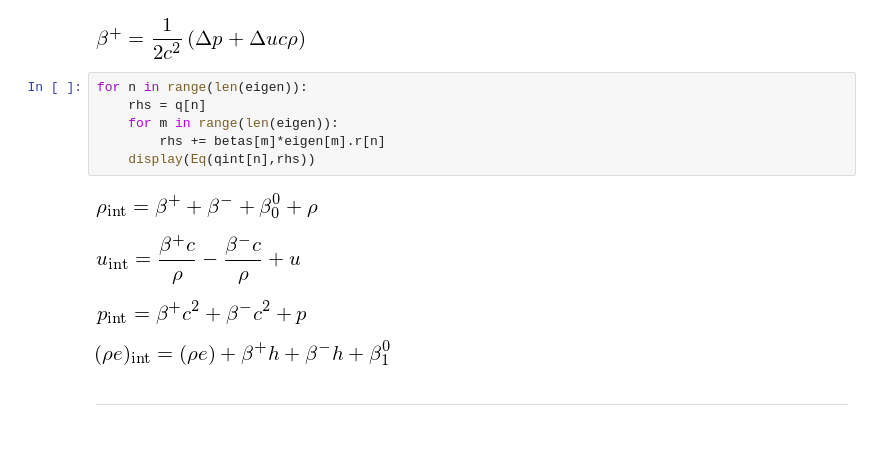
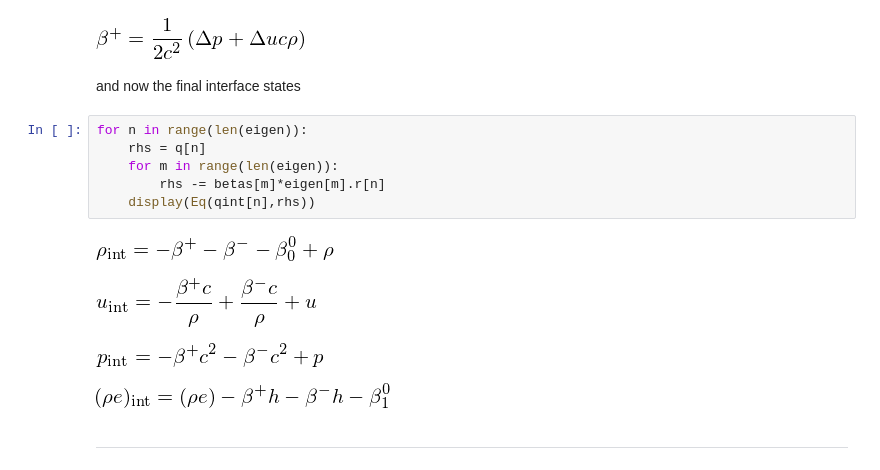
Before and after one commit to python-hydro/hydro_examples, a Jupyter notebook: compressible/euler-generaleos.ipynb, the cells around one changed output. Saved outputs shown, nothing was run; the diff lists cells and outputs as text; blank space fills up the shorter version.

```diff
--- a/compressible/euler-generaleos.ipynb
+++ b/compressible/euler-generaleos.ipynb
@@ -228,17 +235,19 @@ zero
 [figure]
 plus
 [figure]
+# %% [markdown]
+and now the final interface states
 # %%
 for n in range(len(eigen)):
     rhs = q[n]
     for m in range(len(eigen)):
-        rhs += betas[m]*eigen[m].r[n]
+        rhs -= betas[m]*eigen[m].r[n]
     display(Eq(qint[n],rhs))
 # %% [output]
-[figure, old version]
+[figure, new version]
-[figure, old version]
+[figure, new version]
-[figure, old version]
+[figure, new version]
-[figure, old version]
+[figure, new version]
 # %% [markdown]
 -----
 # %% [markdown]
```
Also changed, not shown: parts of 11 cells of this notebook.
